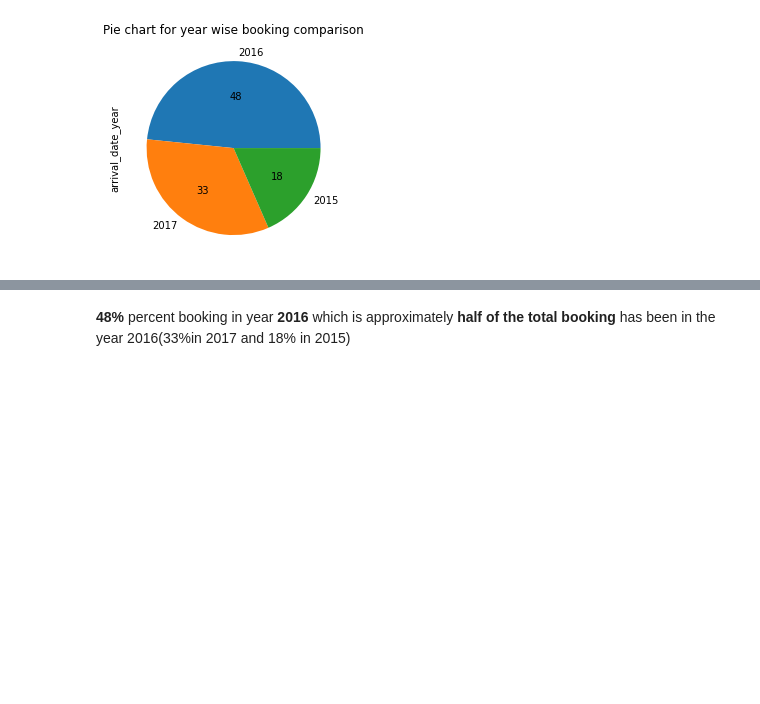
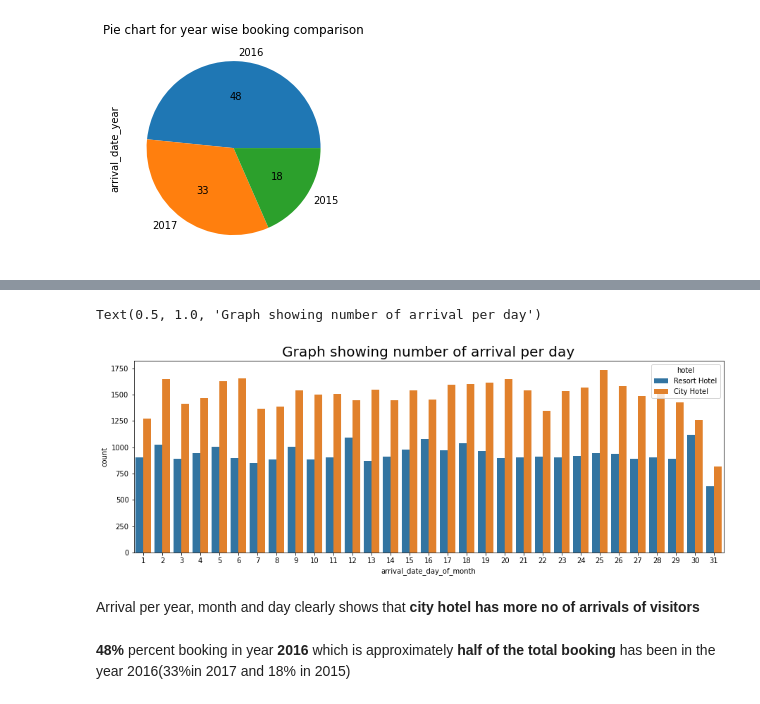
Before and after one commit to kfaisalofficial/Hotel-booking-analysis, a Jupyter notebook: Copy_of_Hotel_Booking_Analysis_Capstone_Project.ipynb, the cells around one changed output, grey strips where cells are left out. Saved outputs shown, nothing was run; the diff lists cells and outputs as text; code cells hidden in the pictures; blank space fills up the shorter version.

```diff
--- a/Copy_of_Hotel_Booking_Analysis_Capstone_Project.ipynb
+++ b/Copy_of_Hotel_Booking_Analysis_Capstone_Project.ipynb
@@ -301,3 +316,12 @@ Text(0.5, 1.0, 'Pie chart for year wise booking comparison')
+# %%
+plt.figure(figsize=(15,5))
+
+sns.countplot(data =hotel_df_not_canceled, x = 'arrival_date_day_of_month', hue = 'hotel').set_title('Graph showing number of arrival per day', fontsize = 20)
+# %% [output]
+Text(0.5, 1.0, 'Graph showing number of arrival per day')
+[figure, added]
+# %% [markdown]
+Arrival per year, month and day clearly shows that **city hotel has more no of arrivals of visitors**
 # %% [markdown]
 **48%** percent booking in year **2016** which is approximately **half of the total booking** has been in the year 2016(33%in 2017 and 18% in 2015)
 # %% [markdown]
```
Also changed, not shown: parts of 29 cells of this notebook.
